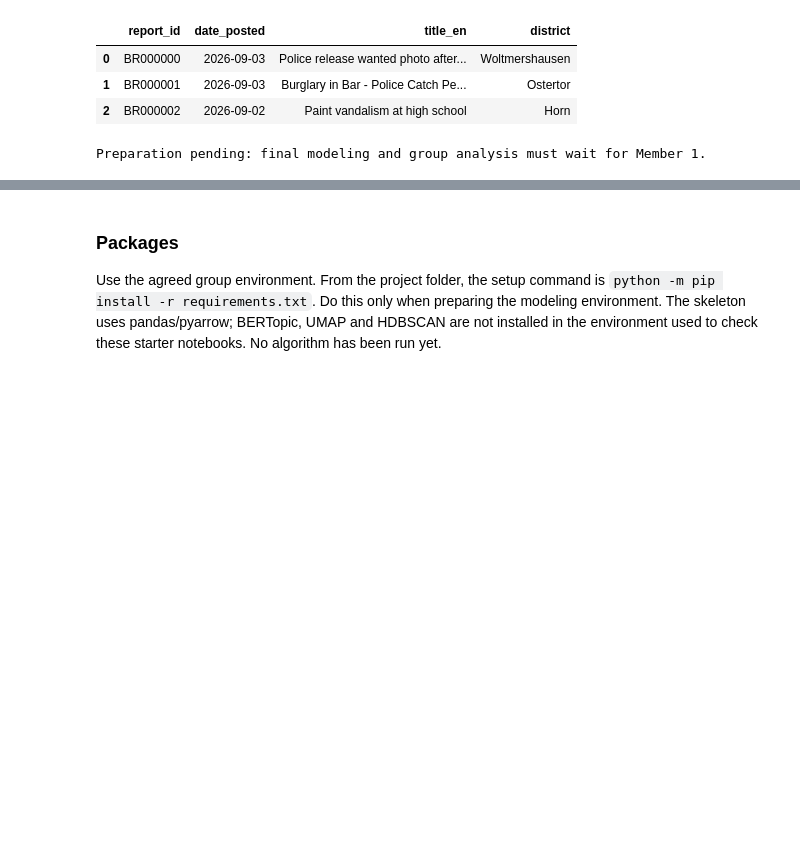
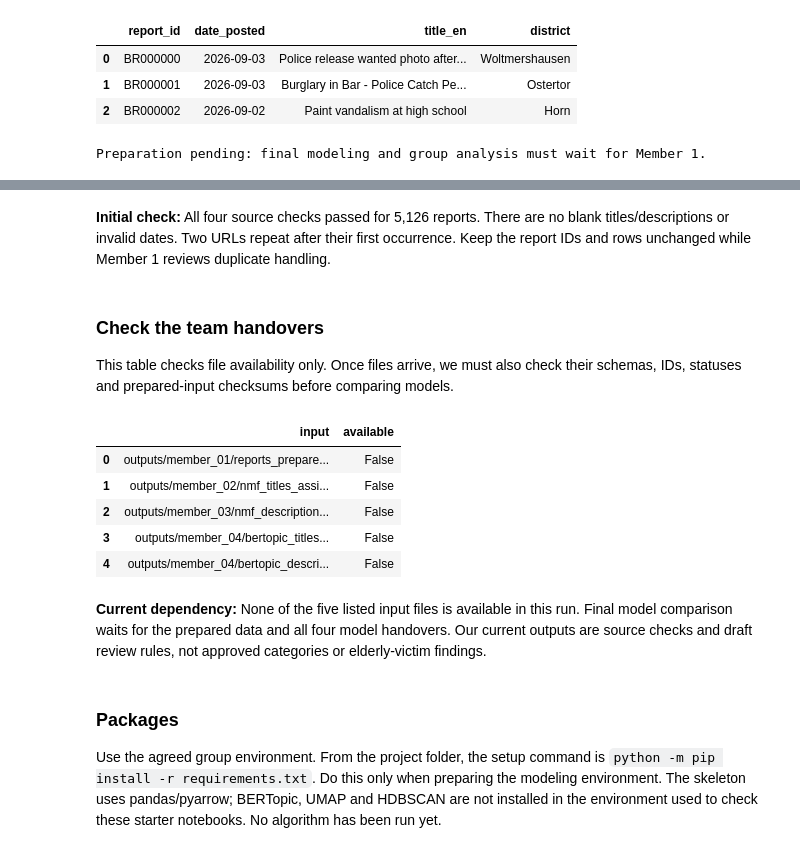
Before and after one commit to mshongwe775/bremen-crime-data-analytics, a Jupyter notebook: team_notebooks/06_validation_and_elderly.ipynb, the cells around one changed output, grey strips where cells are left out. Drawn from its saved outputs; the diff is of its cells as text; code cells hidden in the pictures; blank space fills up the shorter version.

```diff
--- a/team_notebooks/06_validation_and_elderly.ipynb
+++ b/team_notebooks/06_validation_and_elderly.ipynb
@@ -65,3 +109,29 @@ Preparation pending: final modeling and group analysis must wait for Member 1.
+# %% [markdown]
+**Initial check:** All four source checks passed for 5,126 reports. There are no blank titles/descriptions or invalid dates. Two URLs repeat after their first occurrence. Keep the report IDs and rows unchanged while Member 1 reviews duplicate handling.
+# %% [markdown]
+### Check the team handovers
+
+This table checks file availability only. Once files arrive, we must also check their schemas, IDs, statuses and prepared-input checksums before comparing models.
+# %%
+input_paths = [
+    "outputs/member_01/reports_prepared.parquet",
+    "outputs/member_02/nmf_titles_assignments.csv",
+    "outputs/member_03/nmf_descriptions_assignments.csv",
+    "outputs/member_04/bertopic_titles_assignments.csv",
+    "outputs/member_04/bertopic_descriptions_assignments.csv"
+]
+input_readiness = pd.DataFrame({"input": input_paths})
+input_readiness["available"] = [(project_folder / name).exists() for name in input_paths]
+input_readiness
+# %% [output]
+|  | input | available |
+| 0 | outputs/member_01/reports_prepare... | False |
+| 1 | outputs/member_02/nmf_titles_assi... | False |
+| 2 | outputs/member_03/nmf_description... | False |
+| 3 | outputs/member_04/bertopic_titles... | False |
+| 4 | outputs/member_04/bertopic_descri... | False |
+# %% [markdown]
+**Current dependency:** None of the five listed input files is available in this run. Final model comparison waits for the prepared data and all four model handovers. Our current outputs are source checks and draft review rules, not approved categories or elderly-victim findings.
 # %% [markdown]
 ### Packages
 
```
Also changed, not shown: parts of 21 cells of this notebook, 6 other files.
